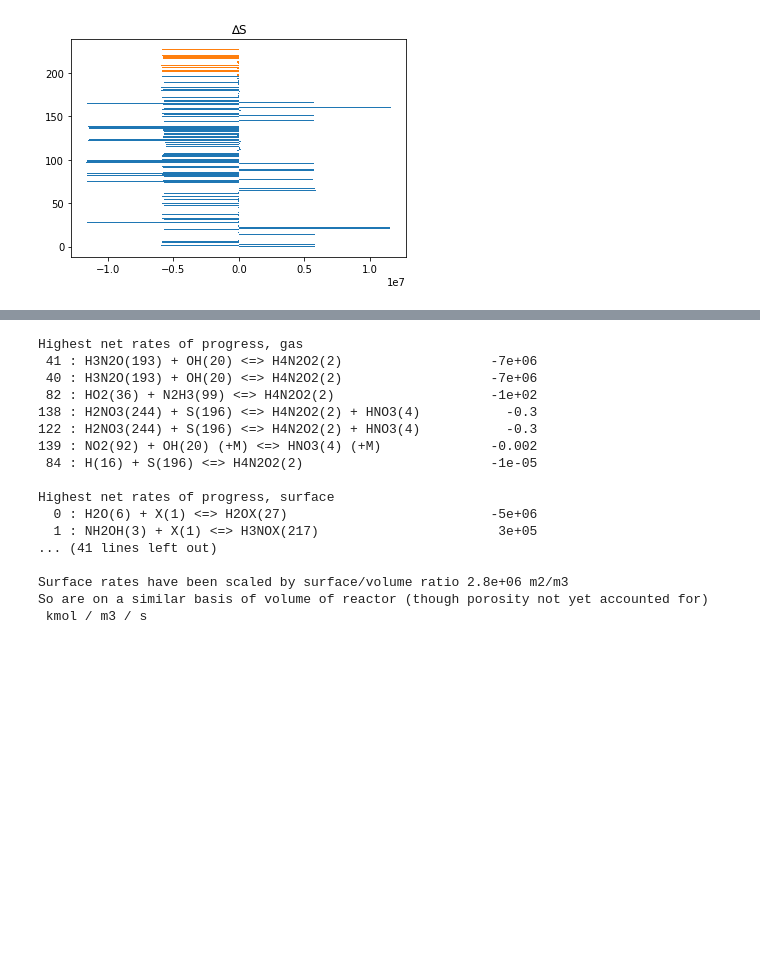
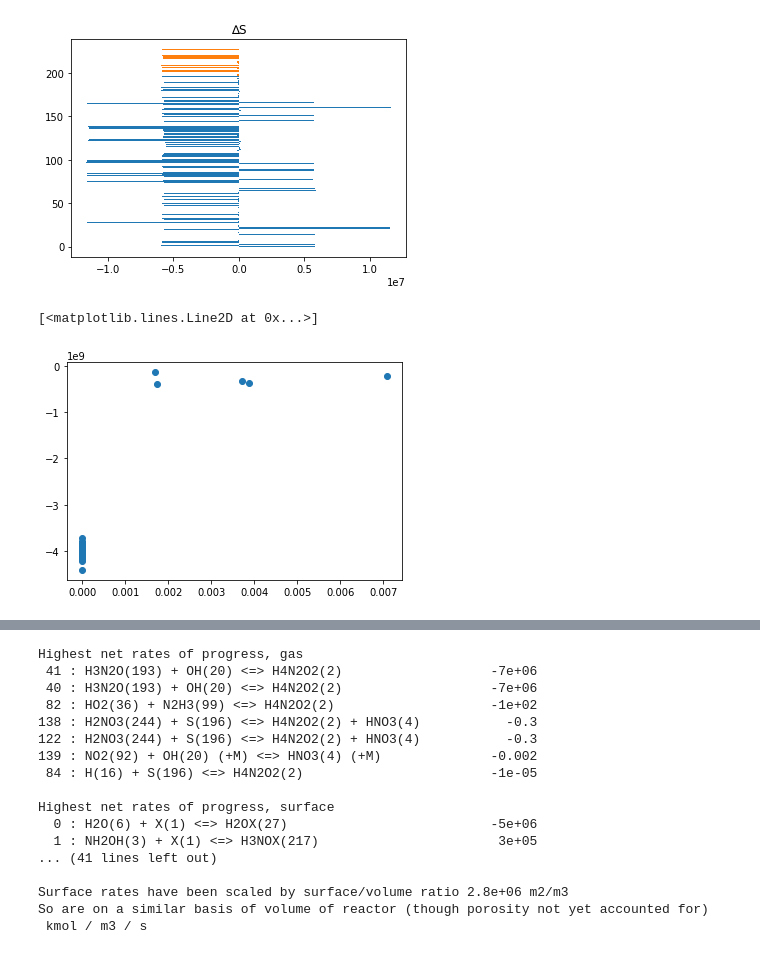
Before and after one commit to ChrisBNEU/HAN, a Jupyter notebook: CanteraModels/rocketman.ipynb, the cells around one changed output, grey strips where cells are left out. Drawn from its saved outputs; the diff is of its cells as text; code cells hidden in the pictures; blank space fills up the shorter version.

```diff
--- a/CanteraModels/rocketman.ipynb
+++ b/CanteraModels/rocketman.ipynb
@@ -210,6 +181,11 @@ plt.show()
 [figure]
 [figure]
 [figure]
+# %%
+plt.plot(gas.concentrations, gas.chemical_potentials, 'o')
+# %% [output]
+[<matplotlib.lines.Line2D at 0x...>]
+[figure, added]
 # %%
 plt.plot(surf.concentrations, surf.chemical_potentials, 'o')
 # %% [output]
```
Also changed, not shown: parts of 21 cells of this notebook, 2 other files.
